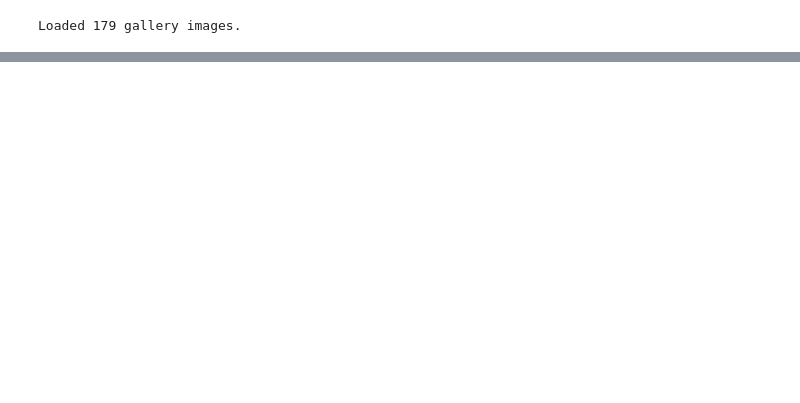
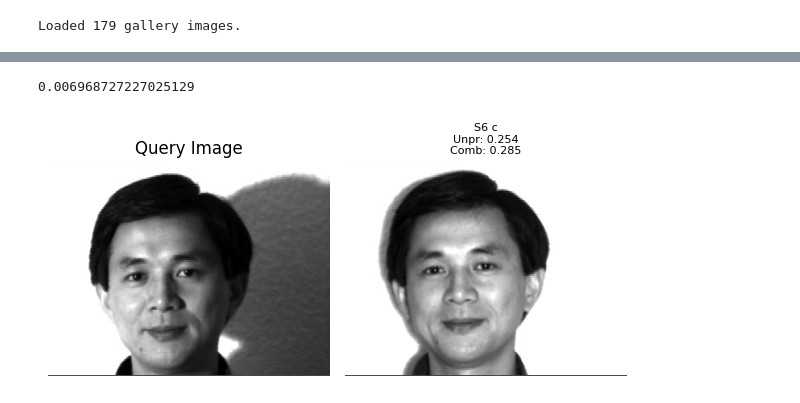
Before and after one commit to divyanash911/Illumination-invariance-face-recognition, a Jupyter notebook: implementation.ipynb, the cells around one changed output, grey strips where cells are left out. Cells and saved outputs as stored; diff of their text form; code cells hidden in the pictures; blank space fills up the shorter version.

```diff
--- a/implementation.ipynb
+++ b/implementation.ipynb
@@ -659,3 +739,8 @@ print(f"{similarity_score},{similarity_score_2}")
+# %%
+visualize_similarities(query_image, dataset, self_quotient_image, cosine_similarity, alpha_grid, mu_grid, density, image_idx)
+# %% [output]
+0.006968727227025129
+[figure, added]
 # %%
 print('Query image:')
 preview_image(query_image)
```
Also changed, not shown: parts of 9 cells of this notebook.
